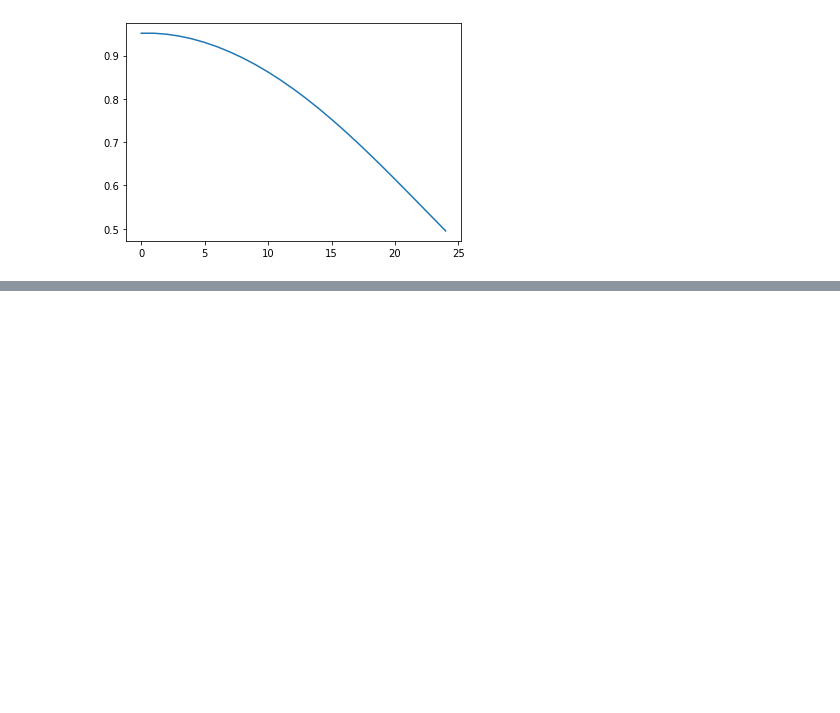
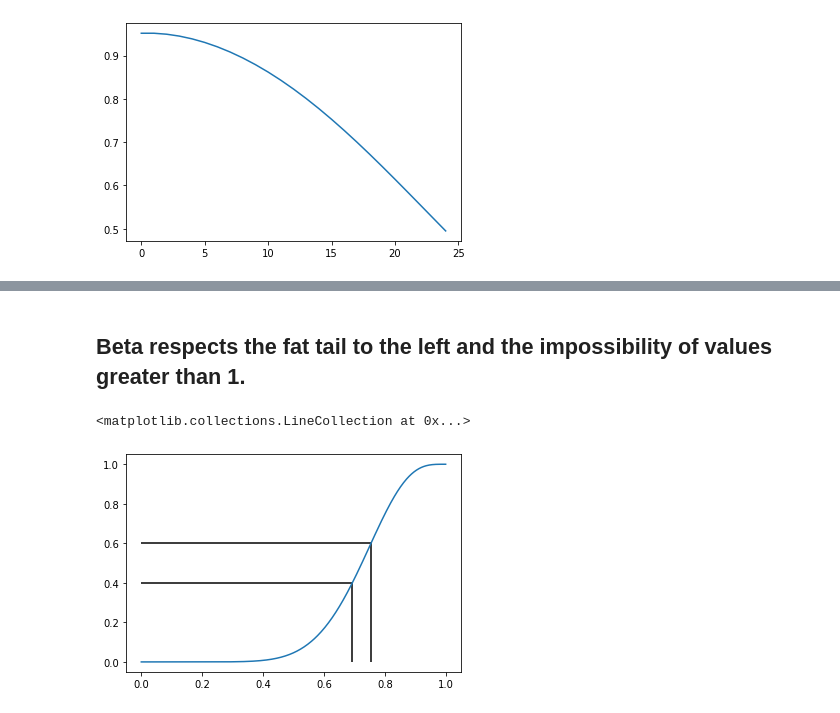
Before and after one commit to ctarrington/try-colab, a Jupyter notebook: beta_multiplication.ipynb, the cells around one changed output, grey strips where cells are left out. Cells and saved outputs as stored; diff of their text form; code cells hidden in the pictures; blank space fills up the shorter version.

```diff
--- a/beta_multiplication.ipynb
+++ b/beta_multiplication.ipynb
@@ -200,0 +218,11 @@ plot(range(0, additional_heads), probabilities)
+# %% [markdown]
+## Beta respects the fat tail to the left and the impossibility of values greater than 1.
+# %%
+plot(ps, rv.cdf(ps))
+hlines(0.4, 0, forty)
+vlines(forty, 0, 0.4)
+hlines(0.6, 0, sixty)
+vlines(sixty, 0, 0.6)
+# %% [output]
+<matplotlib.collections.LineCollection at 0x...>
+[figure, added]
```
Also changed, not shown: parts of 4 cells of this notebook.
